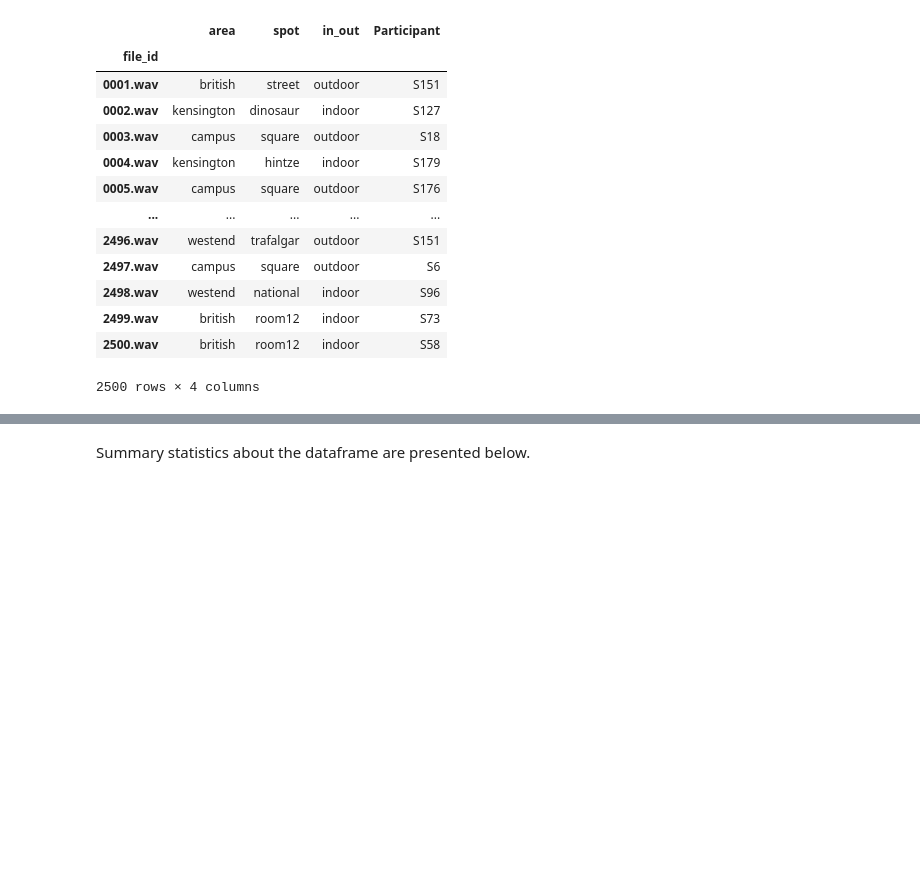
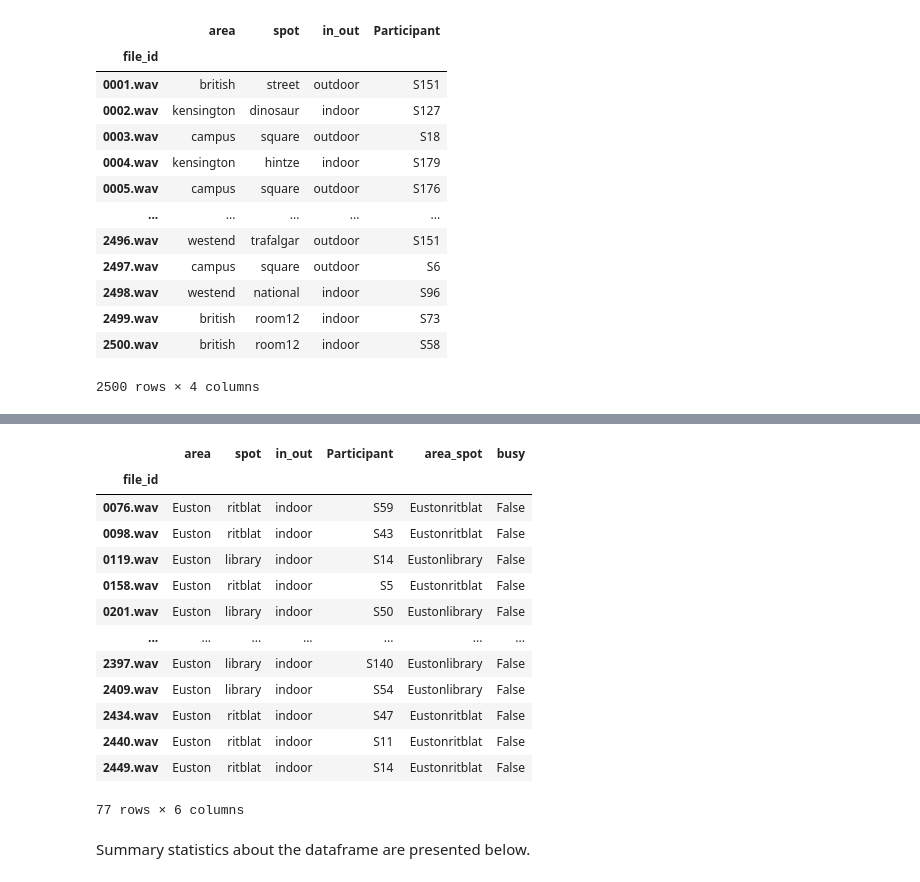
Before and after one commit to nanna273/MLEndLS_AB, a Jupyter notebook: ECS7020P_miniproject_advanced.ipynb, the cells around one changed output, grey strips where cells are left out. Saved outputs shown, nothing was run; the diff lists cells and outputs as text; code cells hidden in the pictures; blank space fills up the shorter version.

```diff
--- a/ECS7020P_miniproject_advanced.ipynb
+++ b/ECS7020P_miniproject_advanced.ipynb
@@ -274,3 +270,20 @@ See the caveats in the documentation: https://pandas.pydata.org/pandas-docs/stab
+# %%
+MLEndLS_df_a.loc[MLEndLS_df_a['area']=='Euston']
+# %% [output]
+|  | area | spot | in_out | Participant | area_spot | busy |
+| file_id |  |  |  |  |  |  |
+| 0076.wav | Euston | ritblat | indoor | S59 | Eustonritblat | False |
+| 0098.wav | Euston | ritblat | indoor | S43 | Eustonritblat | False |
+| 0119.wav | Euston | library | indoor | S14 | Eustonlibrary | False |
+| 0158.wav | Euston | ritblat | indoor | S5 | Eustonritblat | False |
+| 0201.wav | Euston | library | indoor | S50 | Eustonlibrary | False |
+| ... | ... | ... | ... | ... | ... | ... |
+| 2397.wav | Euston | library | indoor | S140 | Eustonlibrary | False |
+| 2409.wav | Euston | library | indoor | S54 | Eustonlibrary | False |
+| 2434.wav | Euston | ritblat | indoor | S47 | Eustonritblat | False |
+| 2440.wav | Euston | ritblat | indoor | S11 | Eustonritblat | False |
+| 2449.wav | Euston | ritblat | indoor | S14 | Eustonritblat | False |
+77 rows × 6 columns
 # %% [markdown]
 Summary statistics about the dataframe are presented below.
 # %%
```
Also changed, not shown: parts of 35 cells of this notebook.
